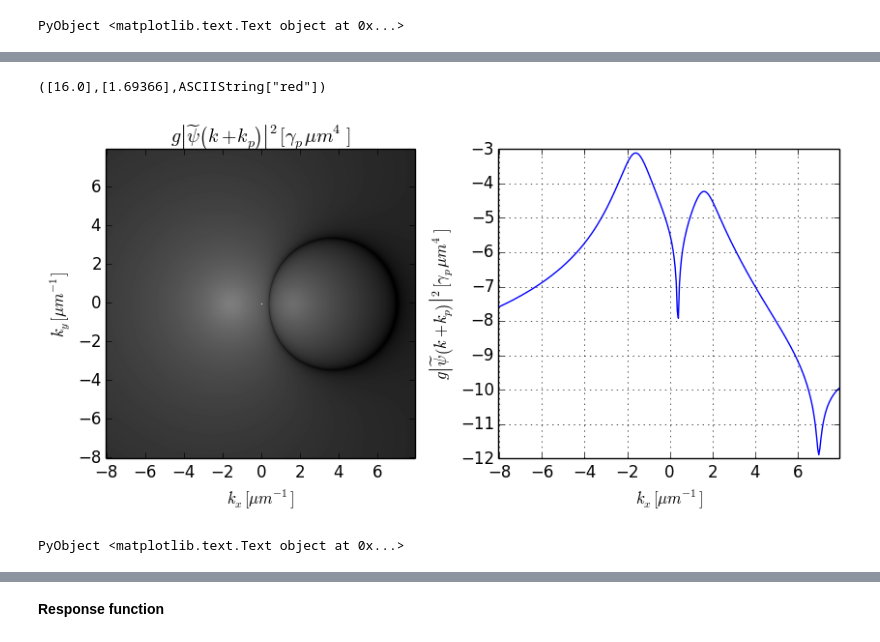
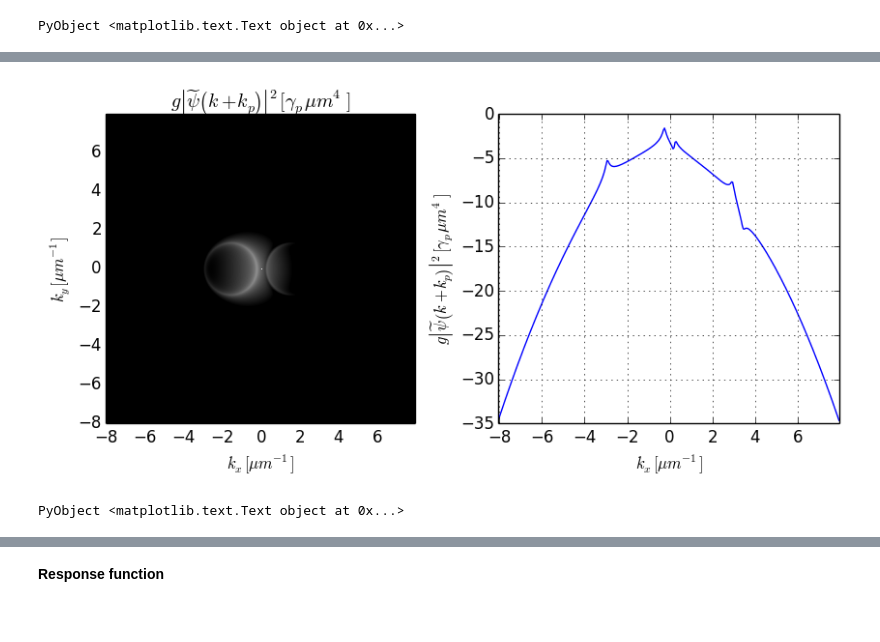
Before and after one commit to berceanu/notebooks, a Jupyter notebook: julia/1pump-responsef.ipynb, the cells around one changed output, grey strips where cells are left out. Drawn from its saved outputs; the diff is of its cells as text; code cells hidden in the pictures.

```diff
--- a/julia/1pump-responsef.ipynb
+++ b/julia/1pump-responsef.ipynb
@@ -112,10 +85,6 @@ mfroots(kpy, kpx; ωp=ωpγ, ip=6.5)[2][1]
-# %%
-mfroots(kpy, kpx; ωp=ωpγ, ip=16)
-# %% [output]
-([16.0],[1.69366],ASCIIString["red"])
 # %%
 # calculate wf in mom space
-ψmom = Complex{Float64}[ψtmom(momy, momx; ωp=ωpγ) for momx in sbox.kx, momy in sbox.ky];
+ψmom = Complex{Float64}[ψtmom(momy, momx; np=ρp) for momx in sbox.kx, momy in sbox.ky];
 # %%
 #add constant part to wavefunction at k = 0
 ψmom[nx/2+1, ny/2+1] += sqrt(nx*ny)/xp;
@@ -127,20 +96,20 @@ cψmom, ckx, cky = cropmat(transpose(ψmom), sbox.kx, sbox.ky; xcenter=0., ycent
 cψmomplt = log10(ρp*abs2(cψmom));
 # %%
 fig_mom_P, axes = plt.subplots(1, 2, figsize=(10, 4))
-axes[1][:imshow](cψmomplt, ColorMap("gray"),
+axes[1][:imshow](clamp(cψmomplt, -6, 2), ColorMap("gray"),
                  extent=[ckx[1], ckx[end], cky[1], cky[end]])
 axes[1][:set_title](L"$g\left|\widetilde{\psi}\left(k+k_{p}\right)\right|^{2}[\gamma_p \mu m^4]$")
 
 axes[2][:plot](ckx, vec(cψmomplt[div(size(cψmomplt)[1],2), :]))
 axes[2][:grid]()
 axes[2][:set_xlim](ckx[1], ckx[end])
 
 axes[1][:set_ylabel](L"$k_y [\mu m^{-1}]$")
 axes[1][:set_xlabel](L"$k_x [\mu m^{-1}]$")
 axes[2][:set_ylabel](L"$g\left|\widetilde{\psi}\left(k+k_{p}\right)\right|^{2}[\gamma_p \mu m^4]$")
 axes[2][:set_xlabel](L"$k_x [\mu m^{-1}]$")
 # %% [output]
-[figure, old version]
+[figure, new version]
 PyObject <matplotlib.text.Text object at 0x...>
 # %%
 ψr = abs2(xp*fftshift(ifft(sqrt(nx*ny)*ψmom)));
```
Also changed, not shown: parts of 26 cells of this notebook, 2 other files.
